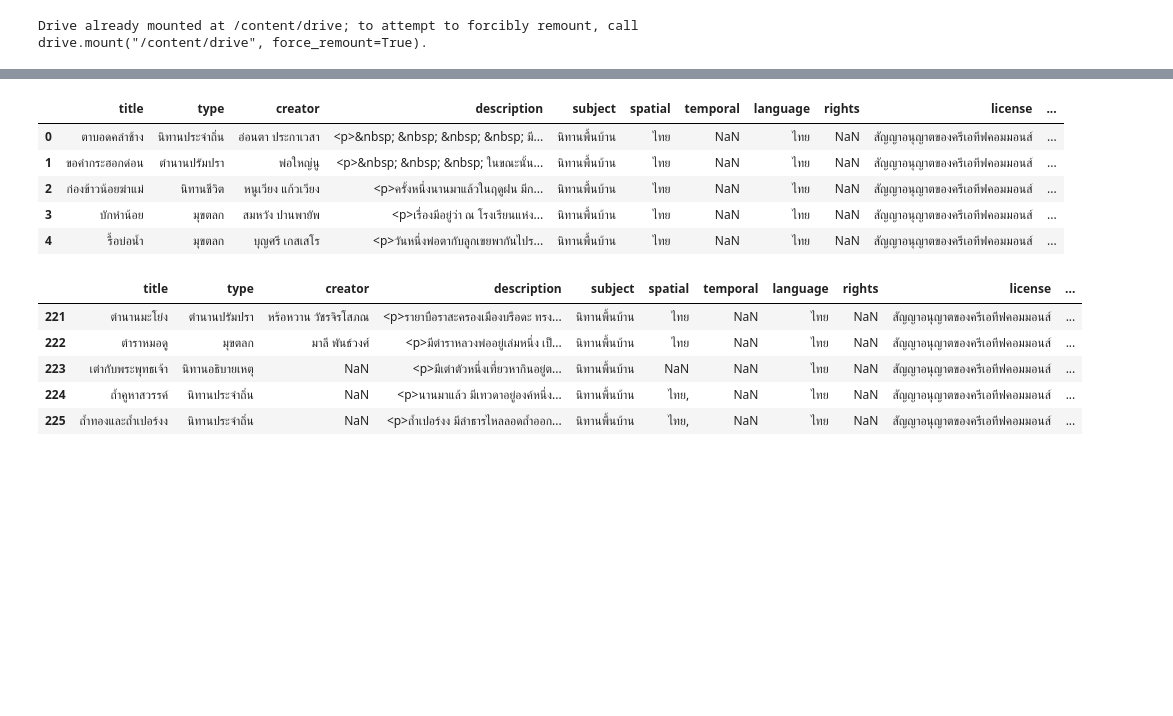
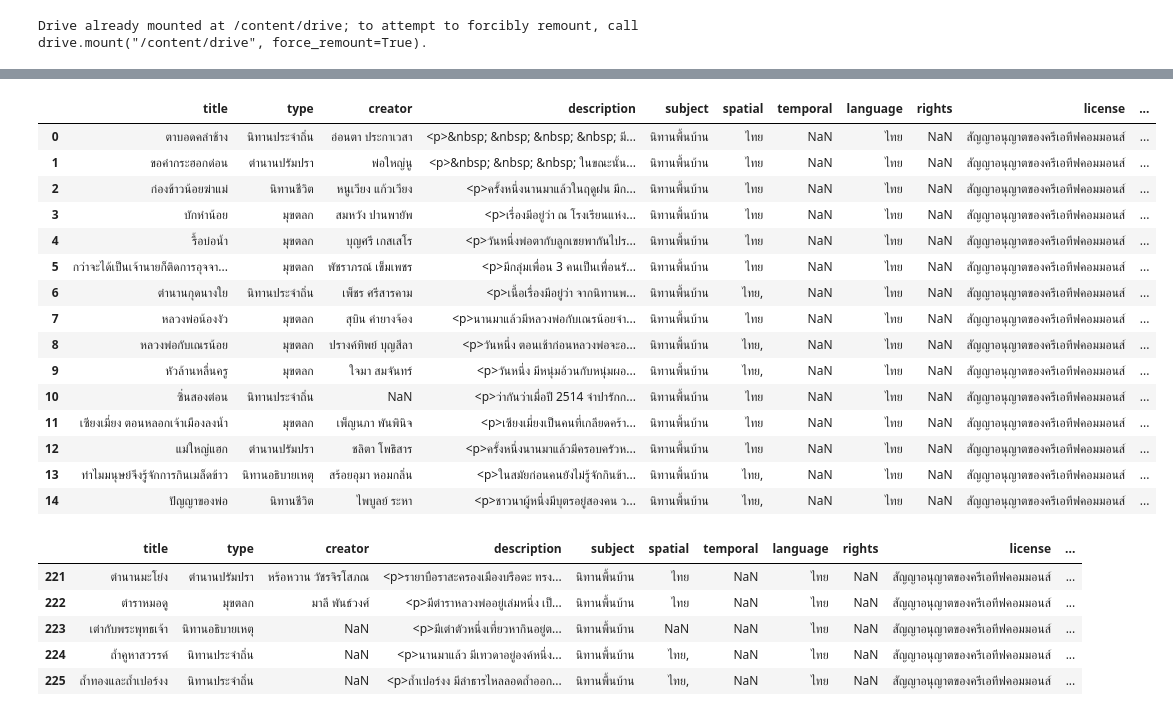
Before and after one commit to RatchanonPa/python_dataviz2024, a Jupyter notebook: Pandas_101_2024.ipynb, the cells around one changed output, grey strips where cells are left out. Drawn from its saved outputs; the diff is of its cells as text; code cells hidden in the pictures; blank space fills up the shorter version.

```diff
--- a/Pandas_101_2024.ipynb
+++ b/Pandas_101_2024.ipynb
@@ -67,12 +73,22 @@ folk_df
 # %%
-folk_df.head()
+folk_df.head(15)
 # %% [output]
 |  | title | type | creator | description | subject | spatial | temporal | language | rights | license | ... |
 | 0 | ตาบอดคลำช้าง | นิทานประจำถิ่น | อ่อนตา ประกาเวสา | <p>&nbsp; &nbsp; &nbsp; &nbsp; มี... | นิทานพื้นบ้าน | ไทย | NaN | ไทย | NaN | สัญญาอนุญาตของครีเอทีฟคอมมอนส์ | ... |
 | 1 | ขอคำกระฮอกด่อน | ตำนานปรัมปรา | พ่อใหญ่นู | <p>&nbsp; &nbsp; &nbsp; ในขณะนั้น... | นิทานพื้นบ้าน | ไทย | NaN | ไทย | NaN | สัญญาอนุญาตของครีเอทีฟคอมมอนส์ | ... |
 | 2 | ก่องข้าวน้อยฆ่าแม่ | นิทานชีวิต | หนูเวียง แก้วเวียง | <p>ครั้งหนึ่งนานมาแล้วในฤดูฝน มีก... | นิทานพื้นบ้าน | ไทย | NaN | ไทย | NaN | สัญญาอนุญาตของครีเอทีฟคอมมอนส์ | ... |
 | 3 | บักหำน้อย | มุขตลก | สมหวัง ปานพายัพ | <p>เรื่องมีอยู่ว่า ณ โรงเรียนแห่ง... | นิทานพื้นบ้าน | ไทย | NaN | ไทย | NaN | สัญญาอนุญาตของครีเอทีฟคอมมอนส์ | ... |
 | 4 | รื้อบ่อน้ำ | มุขตลก | บุญศรี เกสเสโร | <p>วันหนึ่งพ่อตากับลูกเขยพากันไปร... | นิทานพื้นบ้าน | ไทย | NaN | ไทย | NaN | สัญญาอนุญาตของครีเอทีฟคอมมอนส์ | ... |
+| 5 | กว่าจะได้เป็นเจ้านายก็ติดการอุจจา... | มุขตลก | พัชราภรณ์ เข็มเพชร | <p>มีกลุ่มเพื่อน 3 คนเป็นเพื่อนรั... | นิทานพื้นบ้าน | ไทย | NaN | ไทย | NaN | สัญญาอนุญาตของครีเอทีฟคอมมอนส์ | ... |
+| 6 | ตำนานกุดนางใย | นิทานประจำถิ่น | เพ็ชร ศรีสารคาม | <p>เนื้อเรื่องมีอยู่ว่า จากนิทานพ... | นิทานพื้นบ้าน | ไทย, | NaN | ไทย | NaN | สัญญาอนุญาตของครีเอทีฟคอมมอนส์ | ... |
+| 7 | หลวงพ่อน้องงัว | มุขตลก | สุบิน คำยางจ้อง | <p>นานมาแล้วมีหลวงพ่อกับเณรน้อยจำ... | นิทานพื้นบ้าน | ไทย | NaN | ไทย | NaN | สัญญาอนุญาตของครีเอทีฟคอมมอนส์ | ... |
+| 8 | หลวงพ่อกับเณรน้อย | มุขตลก | ปรางค์ทิพย์ บุญสีลา | <p>วันหนึ่ง ตอนเช้าก่อนหลวงพ่อจะอ... | นิทานพื้นบ้าน | ไทย, | NaN | ไทย | NaN | สัญญาอนุญาตของครีเอทีฟคอมมอนส์ | ... |
+| 9 | หัวล้านหลื่นครู | มุขตลก | ใจมา สมจันทร์ | <p>วันหนึ่ง มีหนุ่มอ้วนกับหนุ่มผอ... | นิทานพื้นบ้าน | ไทย, | NaN | ไทย | NaN | สัญญาอนุญาตของครีเอทีฟคอมมอนส์ | ... |
+| 10 | ซิ่นสองต่อน | นิทานประจำถิ่น | NaN | <p>ว่ากันว่าเมื่อปี 2514 จำปารักก... | นิทานพื้นบ้าน | ไทย | NaN | ไทย | NaN | สัญญาอนุญาตของครีเอทีฟคอมมอนส์ | ... |
+| 11 | เซียงเมี่ยง ตอนหลอกเจ้าเมืองลงน้ำ | มุขตลก | เพ็ญนภา พันพินิจ | <p>เซียงเมี่ยงเป็นคนที่เกลียดคร้า... | นิทานพื้นบ้าน | ไทย | NaN | ไทย | NaN | สัญญาอนุญาตของครีเอทีฟคอมมอนส์ | ... |
+| 12 | แม่ใหญ่แฮก | ตำนานปรัมปรา | ชลิตา โพธิสาร | <p>ครั้งหนึ่งนานมาแล้วมีครอบครัวห... | นิทานพื้นบ้าน | ไทย | NaN | ไทย | NaN | สัญญาอนุญาตของครีเอทีฟคอมมอนส์ | ... |
+| 13 | ทำไมมนุษย์จึงรู้จักการกินเมล็ดข้าว | นิทานอธิบายเหตุ | สร้อยอุมา หอมกลิ่น | <p>ในสมัยก่อนคนยังไม่รู้จักกินข้า... | นิทานพื้นบ้าน | ไทย, | NaN | ไทย | NaN | สัญญาอนุญาตของครีเอทีฟคอมมอนส์ | ... |
+| 14 | ปัญญาของพ่อ | นิทานชีวิต | ไพบูลย์ ระหา | <p>ชาวนาผู้หนึ่งมีบุตรอยู่สองคน ว... | นิทานพื้นบ้าน | ไทย, | NaN | ไทย | NaN | สัญญาอนุญาตของครีเอทีฟคอมมอนส์ | ... |
 # %%
 folk_df.tail()
 # %% [output]
```
Also changed, not shown: parts of 20 cells of this notebook.
